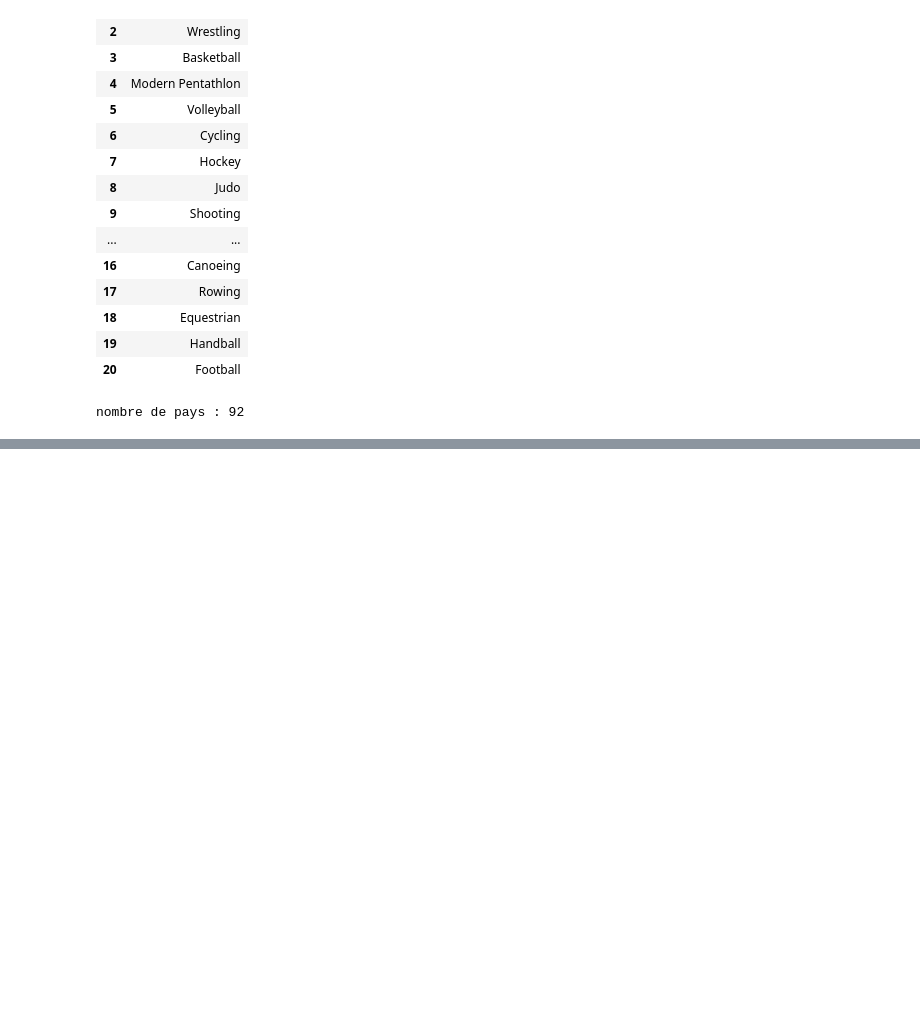
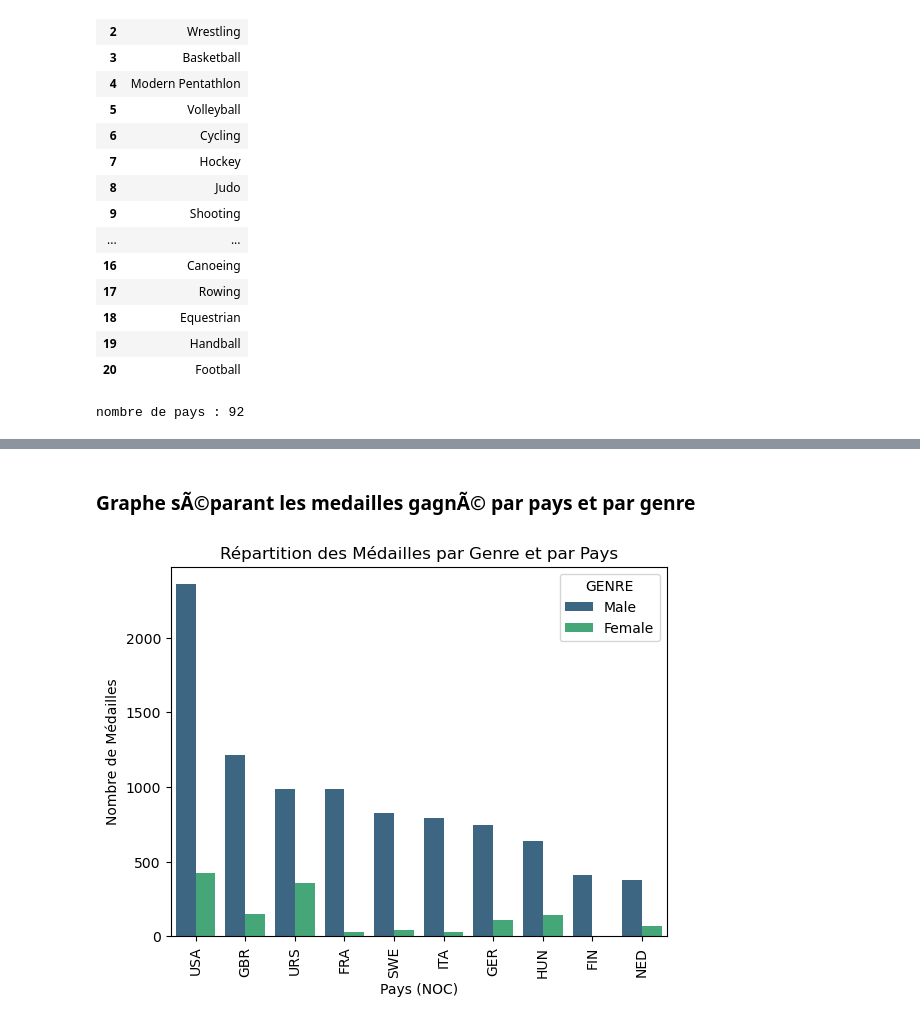
Before and after one commit to zykogithub/projets_IUT, a Jupyter notebook: S2/data_base/partie 2/partie_2.ipynb, the cells around one changed output, grey strips where cells are left out. Cells and saved outputs as stored; diff of their text form; code cells hidden in the pictures; blank space fills up the shorter version.

```diff
--- a/S2/data_base/partie 2/partie_2.ipynb
+++ b/S2/data_base/partie 2/partie_2.ipynb
@@ -268,0 +511,67 @@ SELECT COUNT(*)
+# %% [markdown]
+### Graphe sÃ©parant les medailles gagnÃ© par pays et par genre
+# %%
+# RequÃªte SQL pour obtenir les mÃ©dailles par genre
+query_gender = """
+WITH participation_combinee AS (
+    SELECT
+        pi.NOC,
+        pi.Medaille,
+        a.Genre,
+        pi.IdEvent AS IdEvenement
+    FROM
+        PARTICIPATION_INDIVIDUELLE pi
+    JOIN
+        ATHLETE a ON pi.IdAthlete = a.IdAthlete
+    UNION ALL
+    SELECT
+        eq.NOC,
+        pe.Medaille,
+        a.Genre,
+        pe.IdEvenement
+    FROM
+        PARTICIPATION_EQUIPE pe
+    JOIN
+        COMPOSITION_EQUIPE ce ON pe.IdEquipe = ce.IdEquipe
+    JOIN
+        EQUIPE eq ON ce.IdEquipe = eq.IdEquipe
+    JOIN
+        ATHLETE a ON ce.IdAthlete = a.IdAthlete
+)
+SELECT
+    NOC,
+    Genre,
+    SUM(CASE WHEN Medaille = 'Gold' THEN 1 ELSE 0 END) AS Gold,
+    SUM(CASE WHEN Medaille = 'Silver' THEN 1 ELSE 0 END) AS Silver,
+    SUM(CASE WHEN Medaille = 'Bronze' THEN 1 ELSE 0 END) AS Bronze,
+    COUNT(Medaille) AS Total
+FROM
+    participation_combinee PC
+JOIN
+    TPLUMAS.EVENEMENT E ON PC.IdEvenement = E.IdEvenement
+JOIN
+    TPLUMAS.HOTE H ON E.IdHote = H.IdHote
+WHERE
+    H.IdHote < 20
+
+GROUP BY
+    NOC, Genre
+ORDER BY
+    Total DESC, Gold DESC, Silver DESC, Bronze DESC
+"""
+
+# ExÃ©cuter la requÃªte et rÃ©cupÃ©rer les donnÃ©es
+data_gender_medals = requete_vers_dataframe(conn, query_gender)
+
+top_countries = data_gender_medals.groupby('NOC')['TOTAL'].sum().nlargest(10).index
+data_top_countries = data_gender_medals[data_gender_medals['NOC'].isin(top_countries)]
+
+# Plot the data
+sns.barplot(x='NOC', y='TOTAL', hue='GENRE', data=data_top_countries, palette='viridis')
+plt.title('RÃ©partition des MÃ©dailles par Genre et par Pays')
+plt.xlabel('Pays (NOC)')
+plt.ylabel('Nombre de MÃ©dailles')
+plt.xticks(rotation=90, fontsize=10)  # Reduced font size for x-axis labels
+plt.show()
+# %% [output]
+[figure, added]
```
Also changed, not shown: parts of 53 cells of this notebook, 1 other file.
